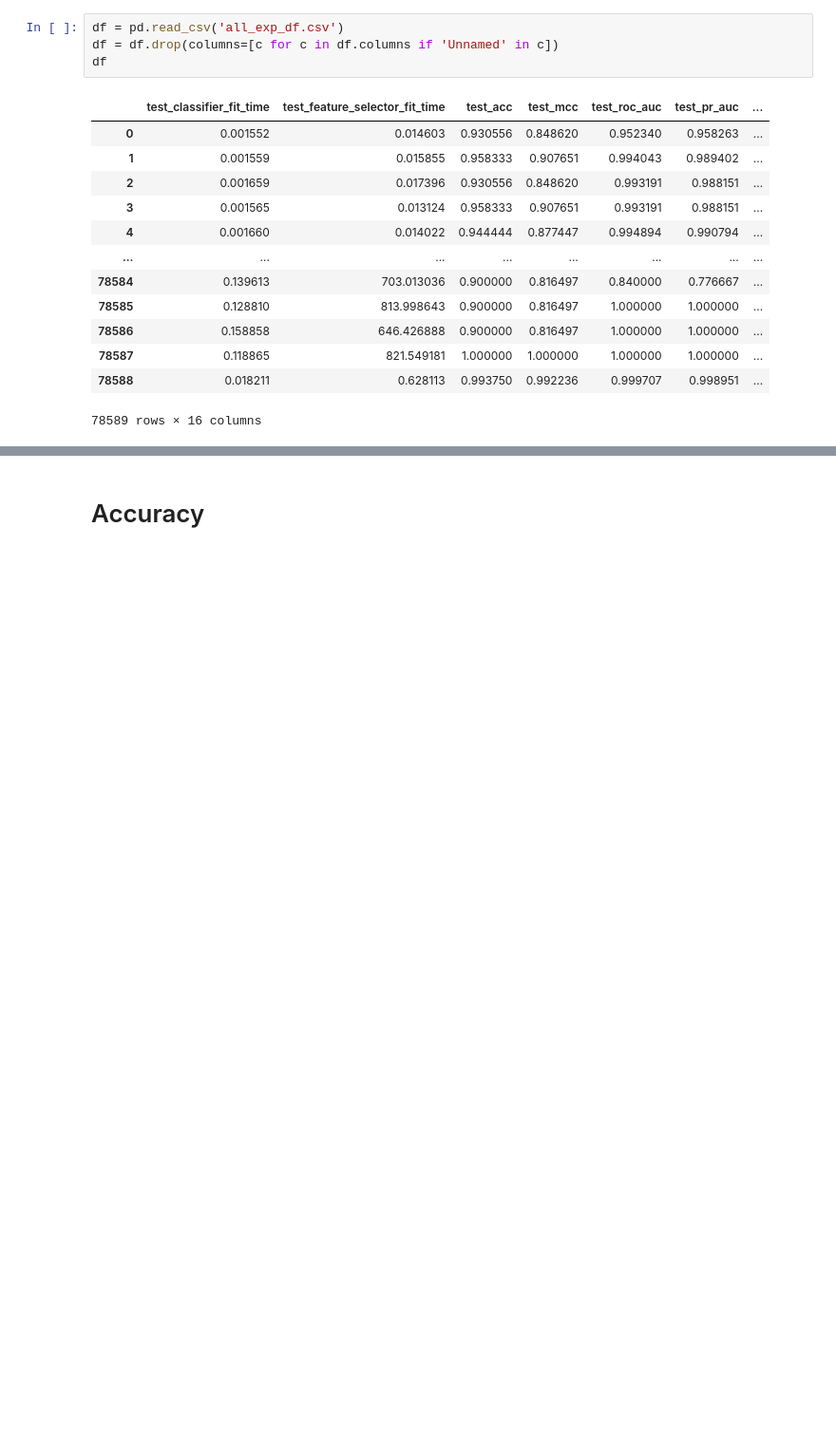
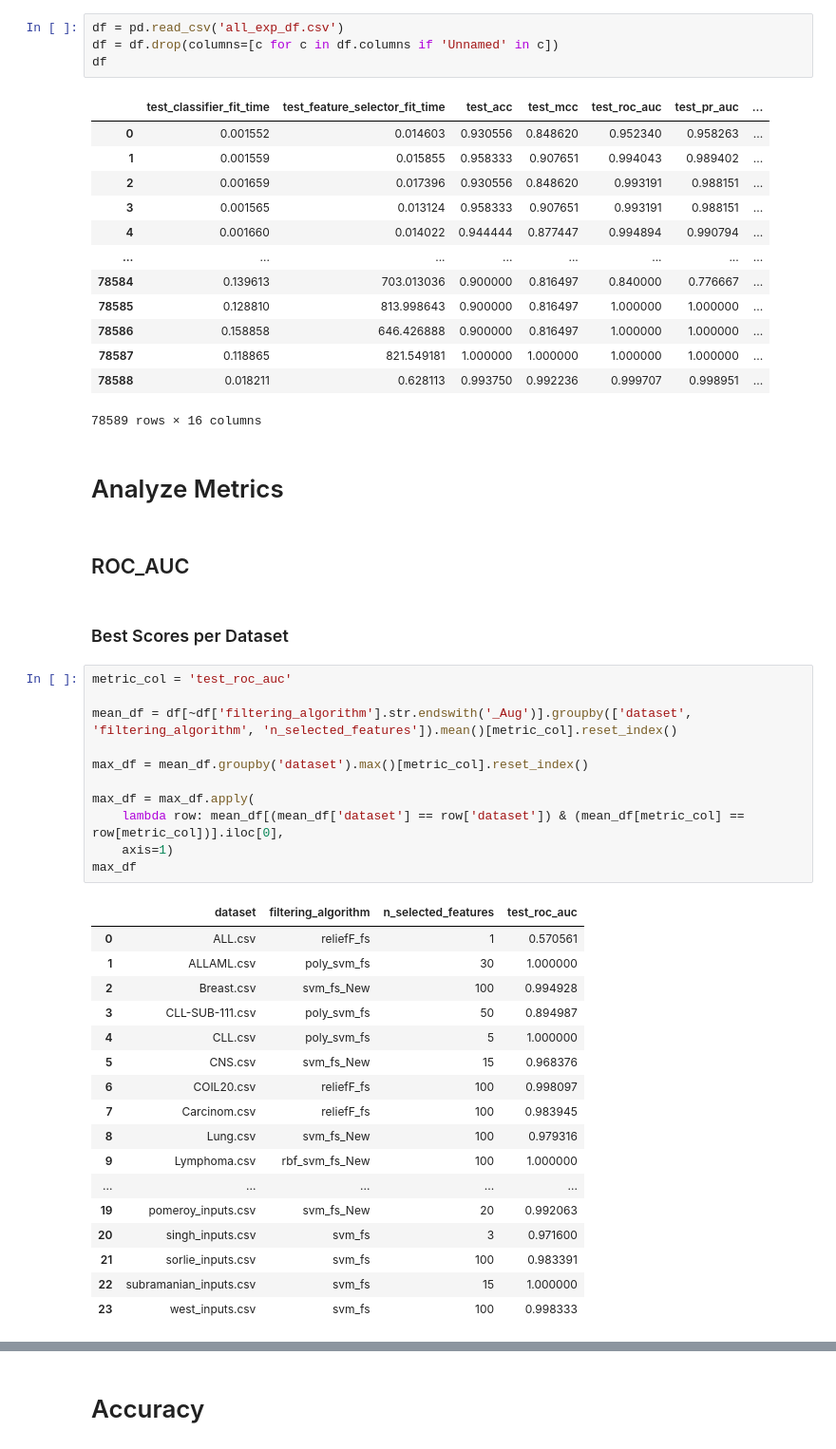
Before and after one commit to TzviLederer/feature-selection, a Jupyter notebook: analyze_results.ipynb, the cells around one changed output, grey strips where cells are left out. Shown at 95% size. Drawn from its saved outputs; the diff is of its cells as text; blank space fills up the shorter version.

```diff
--- a/analyze_results.ipynb
+++ b/analyze_results.ipynb
@@ -20,3 +20,38 @@ df
 | 78587 | 0.118865 | 821.549181 | 1.000000 | 1.000000 | 1.000000 | 1.000000 | ... |
 | 78588 | 0.018211 | 0.628113 | 0.993750 | 0.992236 | 0.999707 | 0.998951 | ... |
 78589 rows × 16 columns
+# %% [markdown]
+# Analyze Metrics
+# %% [markdown]
+## ROC_AUC
+# %% [markdown]
+### Best Scores per Dataset
+# %%
+metric_col = 'test_roc_auc'
+
+mean_df = df[~df['filtering_algorithm'].str.endswith('_Aug')].groupby(['dataset', 'filtering_algorithm', 'n_selected_features']).mean()[metric_col].reset_index()
+
+max_df = mean_df.groupby('dataset').max()[metric_col].reset_index()
+
+max_df = max_df.apply(
+    lambda row: mean_df[(mean_df['dataset'] == row['dataset']) & (mean_df[metric_col] == row[metric_col])].iloc[0],
+    axis=1)
+max_df
+# %% [output]
+|  | dataset | filtering_algorithm | n_selected_features | test_roc_auc |
+| 0 | ALL.csv | reliefF_fs | 1 | 0.570561 |
+| 1 | ALLAML.csv | poly_svm_fs | 30 | 1.000000 |
+| 2 | Breast.csv | svm_fs_New | 100 | 0.994928 |
+| 3 | CLL-SUB-111.csv | poly_svm_fs | 50 | 0.894987 |
+| 4 | CLL.csv | poly_svm_fs | 5 | 1.000000 |
+| 5 | CNS.csv | svm_fs_New | 15 | 0.968376 |
+| 6 | COIL20.csv | reliefF_fs | 100 | 0.998097 |
+| 7 | Carcinom.csv | reliefF_fs | 100 | 0.983945 |
+| 8 | Lung.csv | svm_fs_New | 100 | 0.979316 |
+| 9 | Lymphoma.csv | rbf_svm_fs_New | 100 | 1.000000 |
+| ... | ... | ... | ... | ... |
+| 19 | pomeroy_inputs.csv | svm_fs_New | 20 | 0.992063 |
+| 20 | singh_inputs.csv | svm_fs | 3 | 0.971600 |
+| 21 | sorlie_inputs.csv | svm_fs | 100 | 0.983391 |
+| 22 | subramanian_inputs.csv | svm_fs | 15 | 1.000000 |
+| 23 | west_inputs.csv | svm_fs | 100 | 0.998333 |
```
Also changed, not shown: parts of 32 cells of this notebook.
